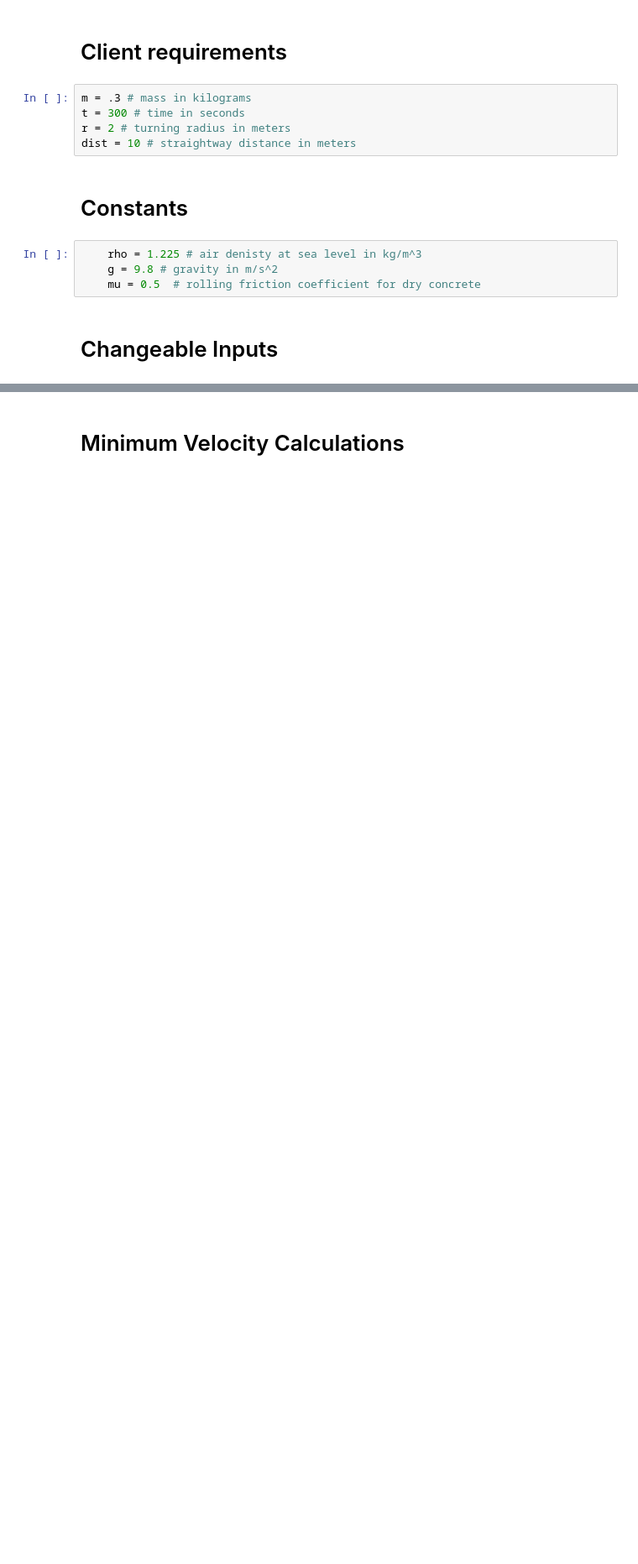
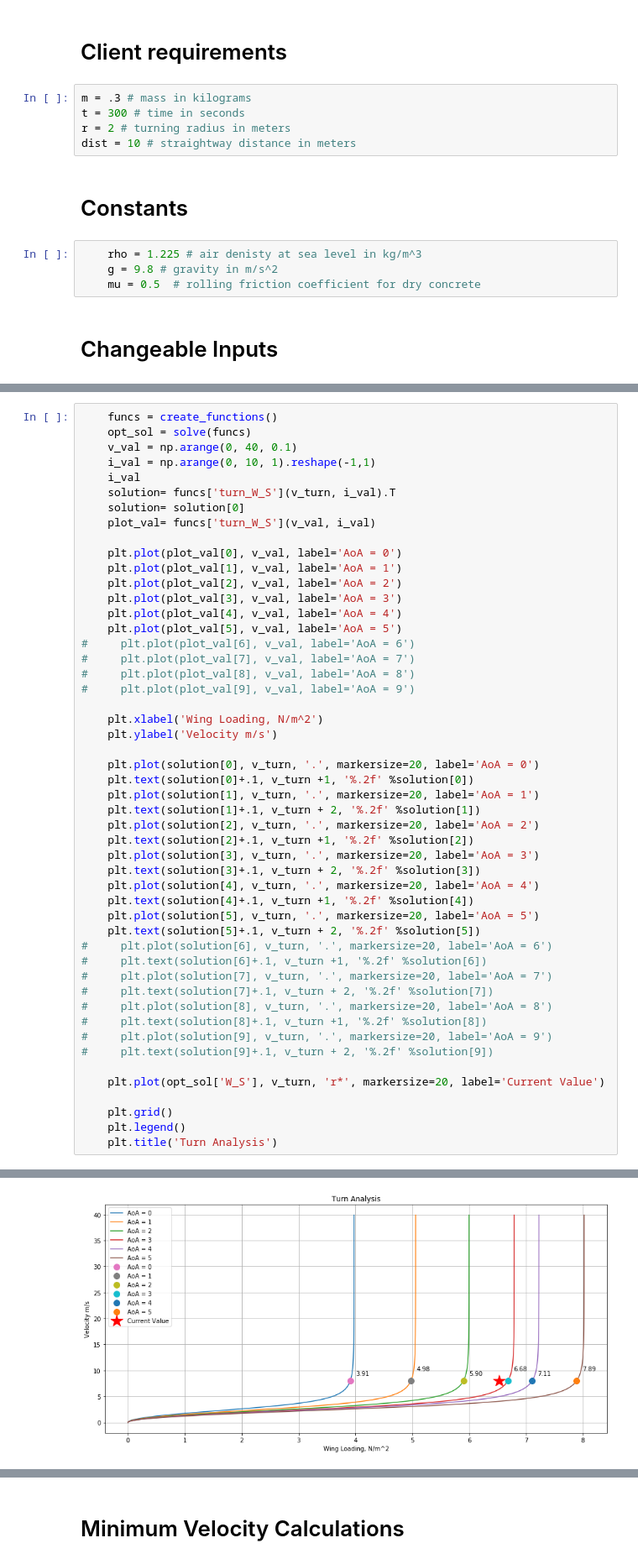
Before and after one commit to Fishabh/aae451-notebook, a Jupyter notebook: 2-Constraint_Analysis.ipynb, the cells around one changed output, grey strips where cells are left out. Shown: that part at 84% size. Saved outputs shown, nothing was run; the diff lists cells and outputs as text; blank space fills up the shorter version.

```diff
--- a/2-Constraint_Analysis.ipynb
+++ b/2-Constraint_Analysis.ipynb
@@ -199,0 +187,51 @@ Text(0.5, 1.0, 'Turn Analysis')
+# %%
+    funcs = create_functions()
+    opt_sol = solve(funcs)
+    v_val = np.arange(0, 40, 0.1)
+    i_val = np.arange(0, 10, 1).reshape(-1,1)
+    i_val
+    solution= funcs['turn_W_S'](v_turn, i_val).T
+    solution= solution[0]
+    plot_val= funcs['turn_W_S'](v_val, i_val)
+
+    plt.plot(plot_val[0], v_val, label='AoA = 0')
+    plt.plot(plot_val[1], v_val, label='AoA = 1')
+    plt.plot(plot_val[2], v_val, label='AoA = 2')
+    plt.plot(plot_val[3], v_val, label='AoA = 3')
+    plt.plot(plot_val[4], v_val, label='AoA = 4')
+    plt.plot(plot_val[5], v_val, label='AoA = 5')
+#     plt.plot(plot_val[6], v_val, label='AoA = 6')
+#     plt.plot(plot_val[7], v_val, label='AoA = 7')
+#     plt.plot(plot_val[8], v_val, label='AoA = 8')
+#     plt.plot(plot_val[9], v_val, label='AoA = 9')
+
+    plt.xlabel('Wing Loading, N/m^2')
+    plt.ylabel('Velocity m/s')
+
+    plt.plot(solution[0], v_turn, '.', markersize=20, label='AoA = 0')
+    plt.text(solution[0]+.1, v_turn +1, '%.2f' %solution[0])
+    plt.plot(solution[1], v_turn, '.', markersize=20, label='AoA = 1')
+    plt.text(solution[1]+.1, v_turn + 2, '%.2f' %solution[1])
+    plt.plot(solution[2], v_turn, '.', markersize=20, label='AoA = 2')
+    plt.text(solution[2]+.1, v_turn +1, '%.2f' %solution[2])
+    plt.plot(solution[3], v_turn, '.', markersize=20, label='AoA = 3')
+    plt.text(solution[3]+.1, v_turn + 2, '%.2f' %solution[3])
+    plt.plot(solution[4], v_turn, '.', markersize=20, label='AoA = 4')
+    plt.text(solution[4]+.1, v_turn +1, '%.2f' %solution[4])
+    plt.plot(solution[5], v_turn, '.', markersize=20, label='AoA = 5')
+    plt.text(solution[5]+.1, v_turn + 2, '%.2f' %solution[5])
+#     plt.plot(solution[6], v_turn, '.', markersize=20, label='AoA = 6')
+#     plt.text(solution[6]+.1, v_turn +1, '%.2f' %solution[6])
+#     plt.plot(solution[7], v_turn, '.', markersize=20, label='AoA = 7')
+#     plt.text(solution[7]+.1, v_turn + 2, '%.2f' %solution[7])
+#     plt.plot(solution[8], v_turn, '.', markersize=20, label='AoA = 8')
+#     plt.text(solution[8]+.1, v_turn +1, '%.2f' %solution[8])
+#     plt.plot(solution[9], v_turn, '.', markersize=20, label='AoA = 9')
+#     plt.text(solution[9]+.1, v_turn + 2, '%.2f' %solution[9])
+
+    plt.plot(opt_sol['W_S'], v_turn, 'r*', markersize=20, label='Current Value')
+
+    plt.grid()
+    plt.legend()
+    plt.title('Turn Analysis')
+# %% [output]
@@ -200,3 +239,4 @@ Text(0.5, 1.0, 'Turn Analysis')
+[figure, added]
 # %%
     funcs = create_functions()
     opt_sol = solve(funcs)
```
Also changed, not shown: parts of 10 cells of this notebook.
